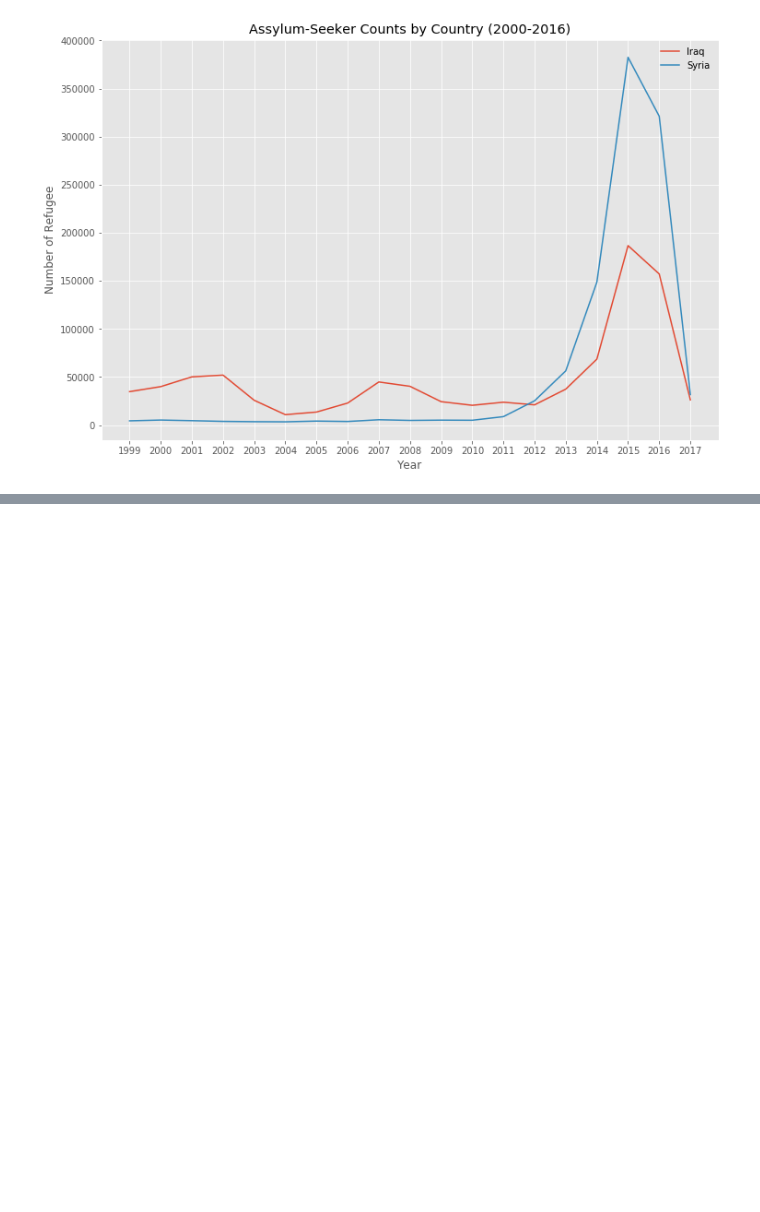
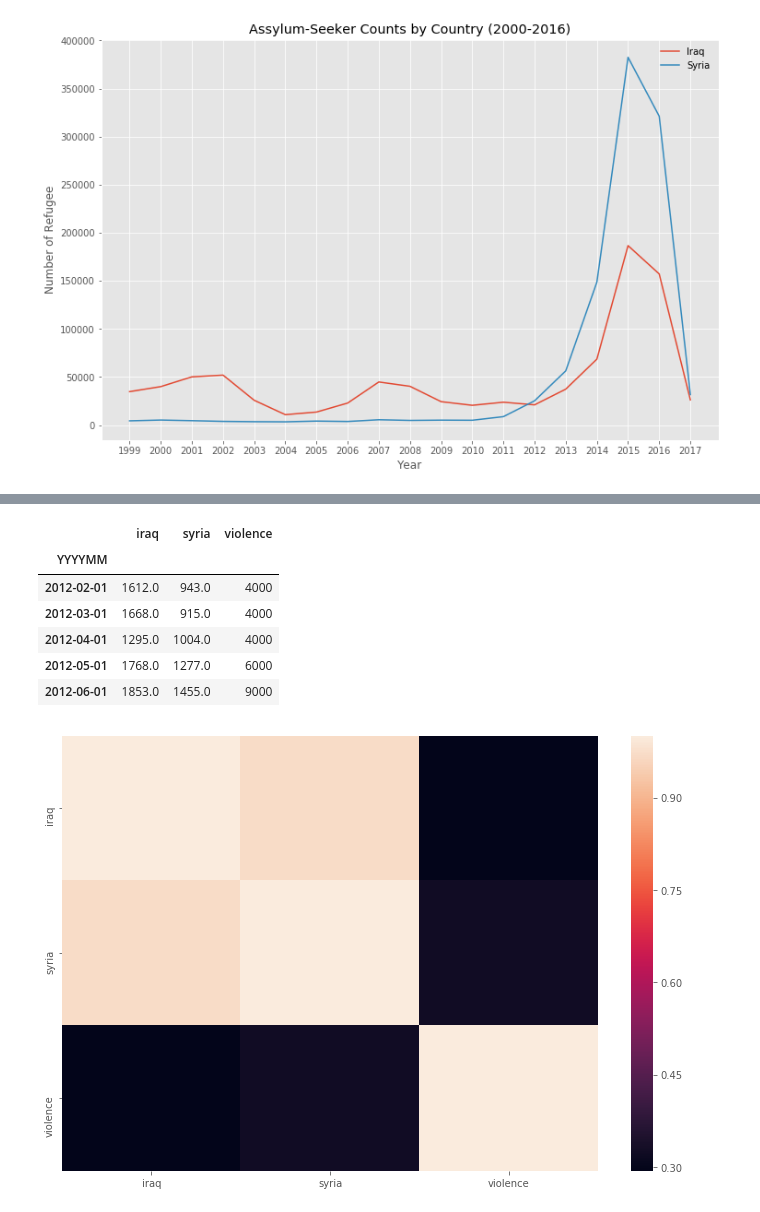
Before and after one commit to YorkUIRLab/eosdb, a Jupyter notebook: experiment/UNHCR_data.ipynb, the cells around one changed output, grey strips where cells are left out. Saved outputs shown, nothing was run; the diff lists cells and outputs as text; code cells hidden in the pictures; blank space fills up the shorter version.

```diff
--- a/experiment/UNHCR_data.ipynb
+++ b/experiment/UNHCR_data.ipynb
@@ -119,0 +271,24 @@ ax.legend(frameon=False)
+# %%
+corre_df = pd.DataFrame({'syria': df_syria.value, 'iraq': df_iraq.value, 'violence': df.values})
+
+df.head()
+# df_syria.head()
+# data_train.head()
+
+
+fig = plt.figure(figsize=(12,8))
+import seaborn as sns
+corr = corre_df.corr()
+sns.heatmap(corr,
+            xticklabels=corr.columns.values,
+            yticklabels=corr.columns.values)
+corre_df.head()
+# %% [output]
+|  | iraq | syria | violence |
+| YYYYMM |  |  |  |
+| 2012-02-01 | 1612.0 | 943.0 | 4000 |
+| 2012-03-01 | 1668.0 | 915.0 | 4000 |
+| 2012-04-01 | 1295.0 | 1004.0 | 4000 |
+| 2012-05-01 | 1768.0 | 1277.0 | 6000 |
+| 2012-06-01 | 1853.0 | 1455.0 | 9000 |
+[figure, added]
```
Also changed, not shown: parts of 6 cells of this notebook.
